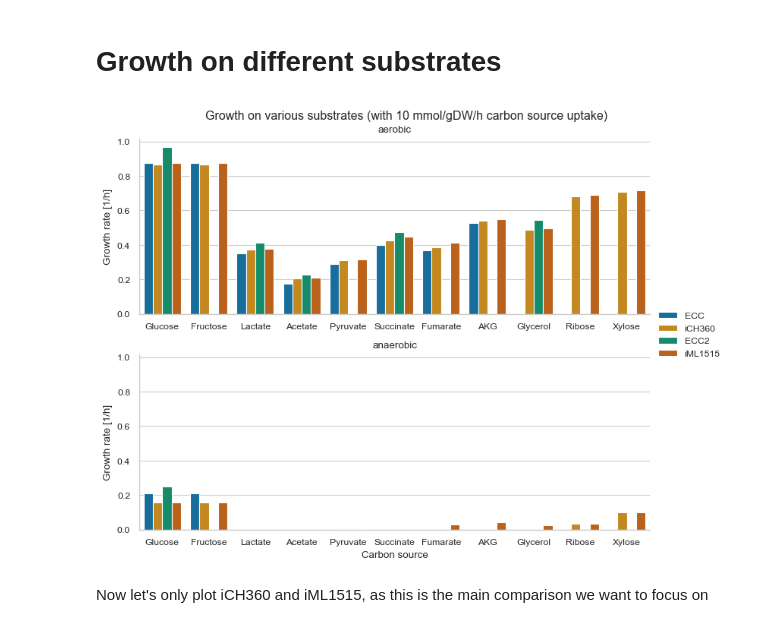
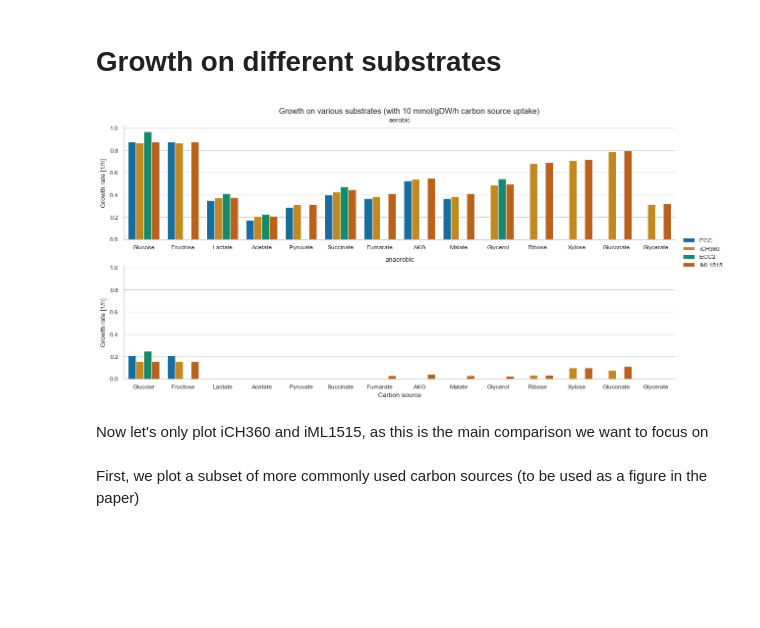
Before and after one commit to marco-corrao/iCH360_paper, a Jupyter notebook: Manuscript_Figures/notebooks/model_statistics_and_comparison.ipynb, the cells around one changed output. Cells and saved outputs as stored; diff of their text form; code cells hidden in the pictures; blank space fills up the shorter version.

Commit message:
added missing carbon sources to the comparison and included summary statistics (average % relative difference between models)

```diff
--- a/Manuscript_Figures/notebooks/model_statistics_and_comparison.ipynb
+++ b/Manuscript_Figures/notebooks/model_statistics_and_comparison.ipynb
@@ -95,8 +98,8 @@ for extention in ['png','pdf','svg']:
 # %%
 %%capture
 #Define carbon sources
-carbon_sources=['glc__D','fru','lac__D','ac','pyr' ,'glyc','rib__D','xyl__D','succ','fum','akg']
-carbon_sources_names=['Glucose','Fructose','Lactate','Acetate','Pyruvate','Glycerol','Ribose','Xylose','Succinate','Fumarate','AKG']
+carbon_sources=['glc__D','fru','lac__D','ac','pyr' ,'glyc','rib__D','xyl__D','succ','fum','akg','mal__L','glcn','glyc__R']
+carbon_sources_names=['Glucose','Fructose','Lactate','Acetate','Pyruvate','Glycerol','Ribose','Xylose','Succinate','Fumarate','AKG','Malate','Gluconate','Glycerate']
 carbon_soucre_id_name_map={cs:cs_name for cs,cs_name in zip(carbon_sources,carbon_sources_names)}
 exchange_fluxes=['EX_'+c_source+'_e' for c_source in carbon_sources]
 conditions=['aerobic','anaerobic']
@@ -130,30 +133,33 @@ results_df=pd.concat([pd.DataFrame.from_dict(r) for r in results])
 # %%
 '''
 Plot results in seaborne, faceting by condition
 '''
+
 plot=sns.FacetGrid(data=results_df,
                    row='condition',
                    sharey=True,
                    sharex=False,
                    col_order=['aerobic','anaerobic'],
                    height=3,
-                   aspect=2.5,
+                   aspect=4,
                    legend_out=True
                    )
 
 plot.map_dataframe(sns.barplot,x='carbon_source',
                    y='biomass_flux',
                    hue='model',
                    palette='colorblind')
 plot.add_legend()
 plot.set_titles('{row_name}')
 plot.set_axis_labels('Carbon source','Growth rate [1/h]')
 plot.fig.suptitle('Growth on various substrates (with 10 mmol/gDW/h carbon source uptake)',y=1.01)
 plt.show()
 
 for extention in ['png','pdf','svg']:
     plot.savefig(f'../figures/carbon_source_growth_comparison.{extention}',dpi=300,bbox_inches='tight')
 # %% [output]
-[figure, old version]
+[figure, new version]
 # %% [markdown]
 Now let's only plot iCH360 and iML1515, as this is the main comparison we want to focus on
+# %% [markdown]
+First, we plot a subset of more commonly used carbon sources (to be used as a figure in the paper)
```
Also changed, not shown: parts of 10 cells of this notebook.
